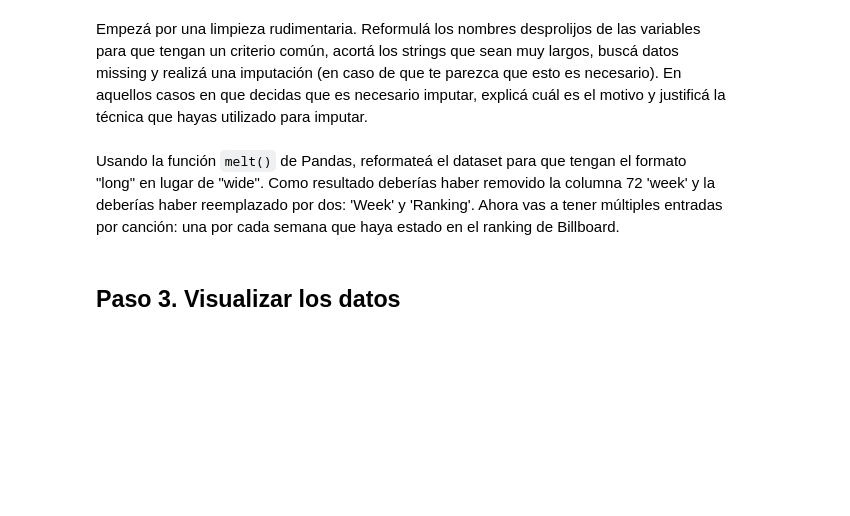
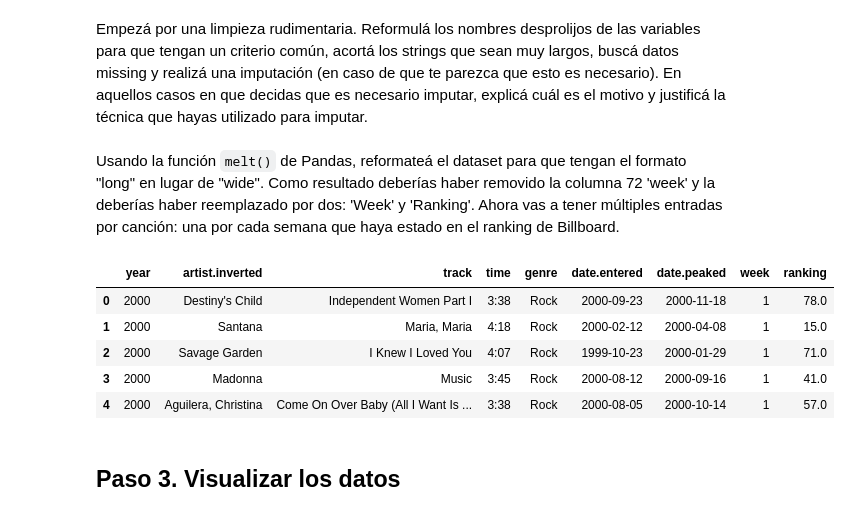
Before and after one commit to leabravo/dhds, a Jupyter notebook: Challenge02/Desafio2.ipynb, the cells around one changed output. Cells and saved outputs as stored; diff of their text form; code cells hidden in the pictures; blank space fills up the shorter version.

```diff
--- a/Challenge02/Desafio2.ipynb
+++ b/Challenge02/Desafio2.ipynb
@@ -38,6 +38,20 @@ memory usage: 205.6+ KB
 Empezá por una limpieza rudimentaria. Reformulá los nombres desprolijos de las variables para que tengan un criterio común, acortá los strings que sean muy largos, buscá datos missing y realizá una imputación (en caso de que te parezca que esto es necesario). En aquellos casos en que decidas que es necesario imputar, explicá cuál es el motivo y justificá la técnica que hayas utilizado para imputar.
 # %% [markdown]
 Usando la función `melt()` de Pandas, reformateá el dataset para que tengan el formato "long" en lugar de "wide". Como resultado deberías haber removido la columna 72 'week' y la deberías haber reemplazado por dos: 'Week' y 'Ranking'. Ahora vas a tener múltiples entradas por canción: una por cada semana que haya estado en el ranking de Billboard.
+# %%
+data_melt = pd.melt(data, data.columns[0:7], var_name="week", value_name="ranking").dropna()
+tmp = data_melt["week"].str.extract("(\d+)", expand=False)
+data_melt["week"] = tmp
+
+del(tmp)
+data_melt.head()
+# %% [output]
+|  | year | artist.inverted | track | time | genre | date.entered | date.peaked | week | ranking |
+| 0 | 2000 | Destiny's Child | Independent Women Part I | 3:38 | Rock | 2000-09-23 | 2000-11-18 | 1 | 78.0 |
+| 1 | 2000 | Santana | Maria, Maria | 4:18 | Rock | 2000-02-12 | 2000-04-08 | 1 | 15.0 |
+| 2 | 2000 | Savage Garden | I Knew I Loved You | 4:07 | Rock | 1999-10-23 | 2000-01-29 | 1 | 71.0 |
+| 3 | 2000 | Madonna | Music | 3:45 | Rock | 2000-08-12 | 2000-09-16 | 1 | 41.0 |
+| 4 | 2000 | Aguilera, Christina | Come On Over Baby (All I Want Is ... | 3:38 | Rock | 2000-08-05 | 2000-10-14 | 1 | 57.0 |
 # %% [markdown]
 ## Paso 3. Visualizar los datos
 # %% [markdown]
```
Also changed, not shown: parts of 2 cells of this notebook, 3 other files.
